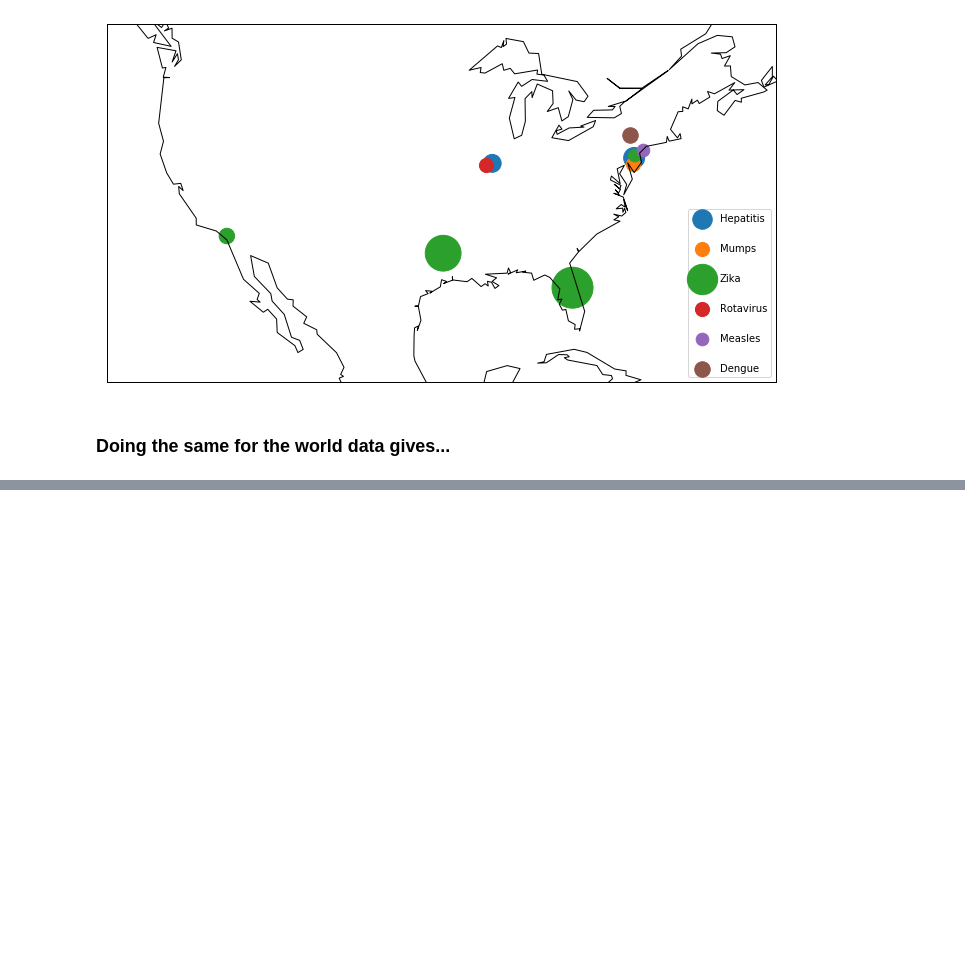
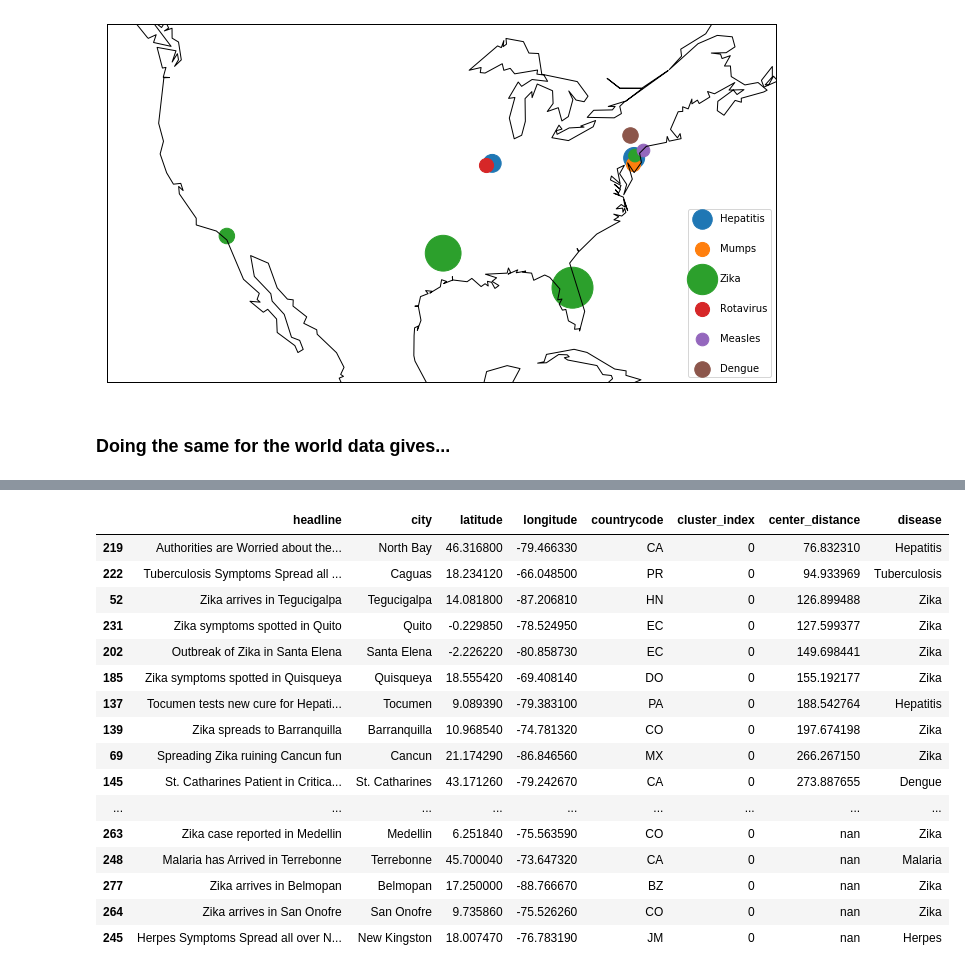
Before and after one commit to chris8ellis/manning_disease_distribution, a Jupyter notebook: Forth Deliverable - Identify Disease Outbreaks.ipynb, the cells around one changed output, grey strips where cells are left out. Saved outputs shown, nothing was run; the diff lists cells and outputs as text; code cells hidden in the pictures; blank space fills up the shorter version.

```diff
--- a/Forth Deliverable - Identify Disease Outbreaks.ipynb
+++ b/Forth Deliverable - Identify Disease Outbreaks.ipynb
@@ -428,0 +424,20 @@ plt.show()
+# %%
+df_world[df_world['cluster_index']==0].style
+# %% [output]
+|  | headline | city | latitude | longitude | countrycode | cluster_index | center_distance | disease |
+| 219 | Authorities are Worried about the... | North Bay | 46.316800 | -79.466330 | CA | 0 | 76.832310 | Hepatitis |
+| 222 | Tuberculosis Symptoms Spread all ... | Caguas | 18.234120 | -66.048500 | PR | 0 | 94.933969 | Tuberculosis |
+| 52 | Zika arrives in Tegucigalpa | Tegucigalpa | 14.081800 | -87.206810 | HN | 0 | 126.899488 | Zika |
+| 231 | Zika symptoms spotted in Quito | Quito | -0.229850 | -78.524950 | EC | 0 | 127.599377 | Zika |
+| 202 | Outbreak of Zika in Santa Elena | Santa Elena | -2.226220 | -80.858730 | EC | 0 | 149.698441 | Zika |
+| 185 | Zika symptoms spotted in Quisqueya | Quisqueya | 18.555420 | -69.408140 | DO | 0 | 155.192177 | Zika |
+| 137 | Tocumen tests new cure for Hepati... | Tocumen | 9.089390 | -79.383100 | PA | 0 | 188.542764 | Hepatitis |
+| 139 | Zika spreads to Barranquilla | Barranquilla | 10.968540 | -74.781320 | CO | 0 | 197.674198 | Zika |
+| 69 | Spreading Zika ruining Cancun fun | Cancun | 21.174290 | -86.846560 | MX | 0 | 266.267150 | Zika |
+| 145 | St. Catharines Patient in Critica... | St. Catharines | 43.171260 | -79.242670 | CA | 0 | 273.887655 | Dengue |
+| ... | ... | ... | ... | ... | ... | ... | ... | ... |
+| 263 | Zika case reported in Medellin | Medellin | 6.251840 | -75.563590 | CO | 0 | nan | Zika |
+| 248 | Malaria has Arrived in Terrebonne | Terrebonne | 45.700040 | -73.647320 | CA | 0 | nan | Malaria |
+| 277 | Zika arrives in Belmopan | Belmopan | 17.250000 | -88.766670 | BZ | 0 | nan | Zika |
+| 264 | Zika arrives in San Onofre | San Onofre | 9.735860 | -75.526260 | CO | 0 | nan | Zika |
+| 245 | Herpes Symptoms Spread all over N... | New Kingston | 18.007470 | -76.783190 | JM | 0 | nan | Herpes |
```
Also changed, not shown: parts of 7 cells of this notebook.
